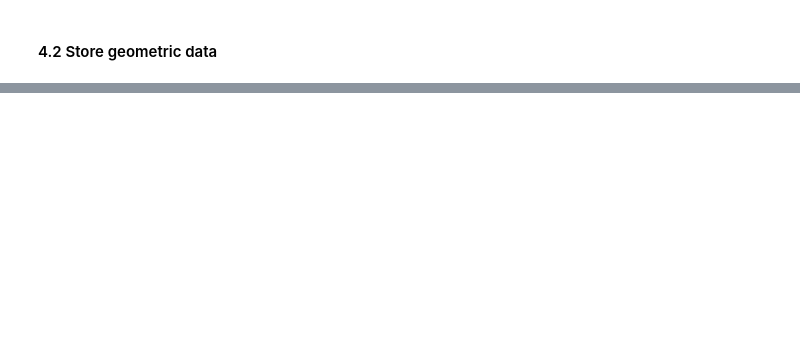
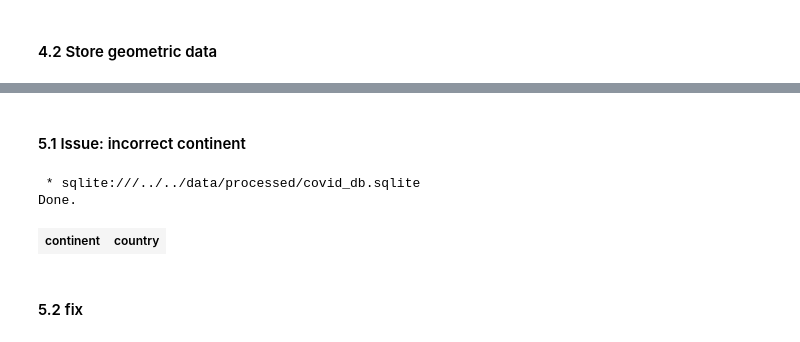
Before and after one commit to gvpamelen/covid19, a Jupyter notebook: notebooks/data/2_geographic_data_wrangling.ipynb, the cells around one changed output, grey strips where cells are left out. Cells and saved outputs as stored; diff of their text form; code cells hidden in the pictures; blank space fills up the shorter version.

```diff
--- a/notebooks/data/2_geographic_data_wrangling.ipynb
+++ b/notebooks/data/2_geographic_data_wrangling.ipynb
@@ -269,0 +271,15 @@ countries.to_file("../../data/processed/countries.shp")
+# %% [markdown]
+#### 5.1 Issue: incorrect continent
+# %%
+%%sql
+SELECT DISTINCT
+    continent, country
+FROM populations
+WHERE continent = 'Seven seas (open ocean)'
+LIMIT 5;
+# %% [output]
+ * sqlite:///../../data/processed/covid_db.sqlite
+Done.
+| continent | country |
+# %% [markdown]
+#### 5.2 fix
```
Also changed, not shown: parts of 6 cells of this notebook, 7 other files.
